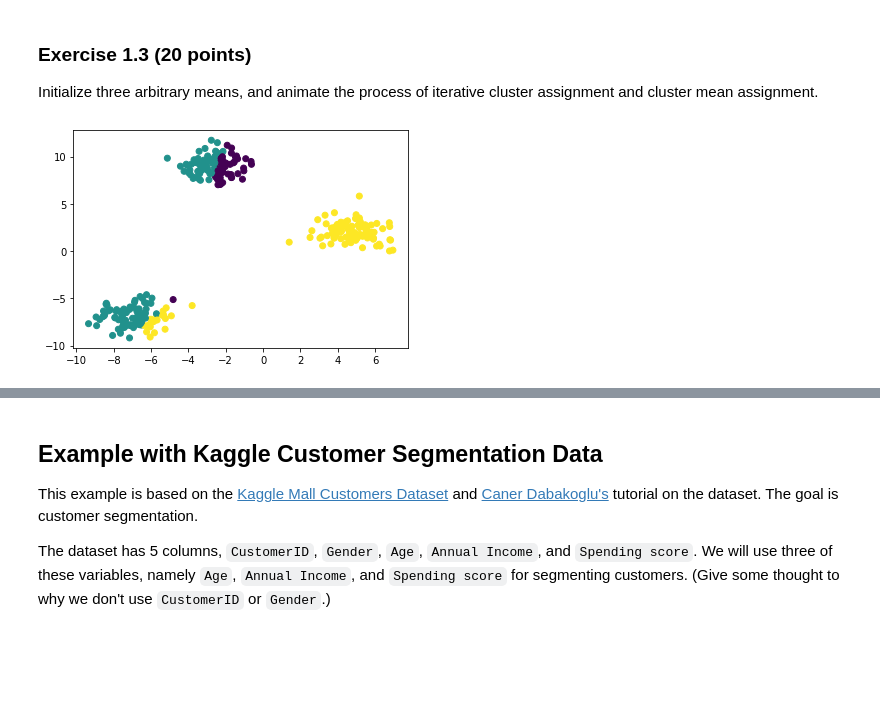
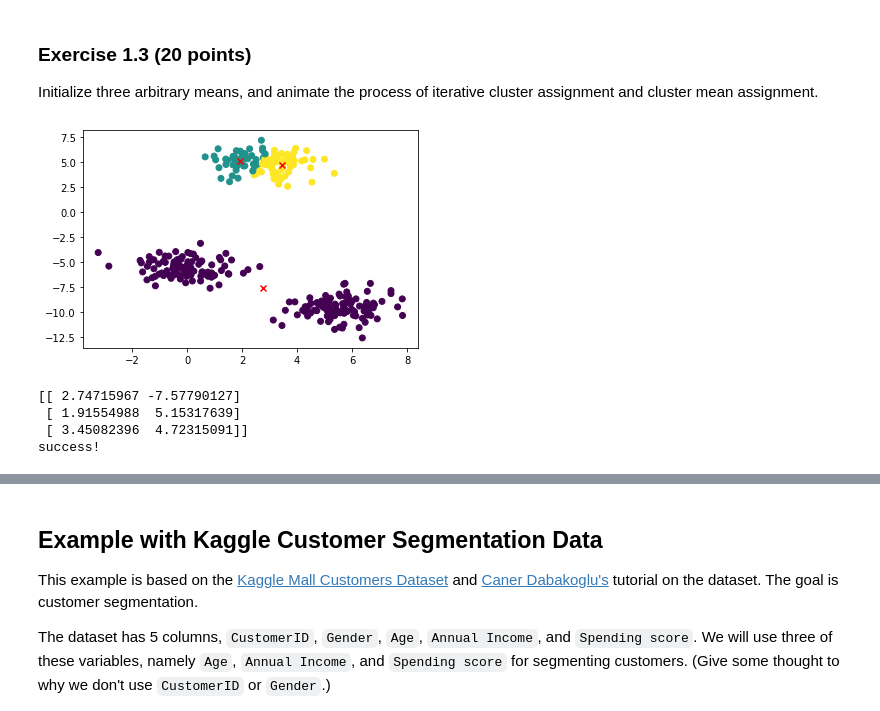
Before and after one commit to zMaxKunGz/ML-Ait-Lab, a Jupyter notebook: Lab10/10-K-Means.ipynb, the cells around one changed output, grey strips where cells are left out. Cells and saved outputs as stored; diff of their text form; code cells hidden in the pictures; blank space fills up the shorter version.

```diff
--- a/Lab10/10-K-Means.ipynb
+++ b/Lab10/10-K-Means.ipynb
@@ -121,35 +121,40 @@ Initialize three arbitrary means, and animate the process of iterative cluster a
 # %%
 import numpy as np
 from IPython.display import clear_output
 import time
 
 # 1. Initialize three random cluster centers
-rand = np.random.choice(X.shape[0], 3, replace=False)
+k_cluster = 3
+rand = np.random.choice(X.shape[0], k_cluster, replace=False)
 centers = X[rand, :]
-centers = centers[np.newaxis, :, :]
+centers_nexaxis = centers[np.newaxis, :, :]
 X_newaxis = X[:, np.newaxis, :]
 
 while True:
     # 2. Find the nearest cluster center for each point
-    distances = centers - X_newaxis
+    distances = centers_nexaxis - X_newaxis
     distances = np.sqrt(distances[:, :, 0]**2 + distances[:, :, 1] ** 2)
     nearest_center = np.argmin(distances, axis=1)
     # 3. Plot the data showing the cluster centers. Do not forget to use clear_output.
     clear_output()
     plt.scatter(X[:,0], X[:,1], c=nearest_center)
+    plt.scatter(centers[:,0], centers[:,1], marker='x', c='red')
     plt.show()
     # 4. Find the mean of the points assigned to each cluster center
-
+    new_centers = centers.copy()
+    for i in range(k_cluster):
+        new_centers[i,:] = np.sum(X[nearest_center == i], axis=0) / len(X[nearest_center == i])
+    centers_nexaxis = new_centers[np.newaxis, :, :]
     # 5. Calculate the sum squared error between the currently assigned points' mean
     #    and the current center. If this error is less than 1e-6, stop the loop.
-
-    error = 0
+    error = np.sum(np.sqrt(np.sum((new_centers - centers)**2, axis=1)))
+    centers = new_centers
     if error < 1e-6:
         break
 
     time.sleep(0.3)
 # %% [output]
-[figure, old version]
+[figure, new version]
 # %%
 print(centers)
 
@@ -158,6 +163,11 @@ assert centers.shape == (2, 3) or centers.shape == (3, 2), 'Size of centers is i
 
 print("success!")
 # End Test function
+# %% [output]
+[[ 2.74715967 -7.57790127]
+ [ 1.91554988  5.15317639]
+ [ 3.45082396  4.72315091]]
+success!
 # %% [markdown]
 **Expected result** (or similar):
 
```
Also changed, not shown: parts of 32 cells of this notebook, 1 other file.
